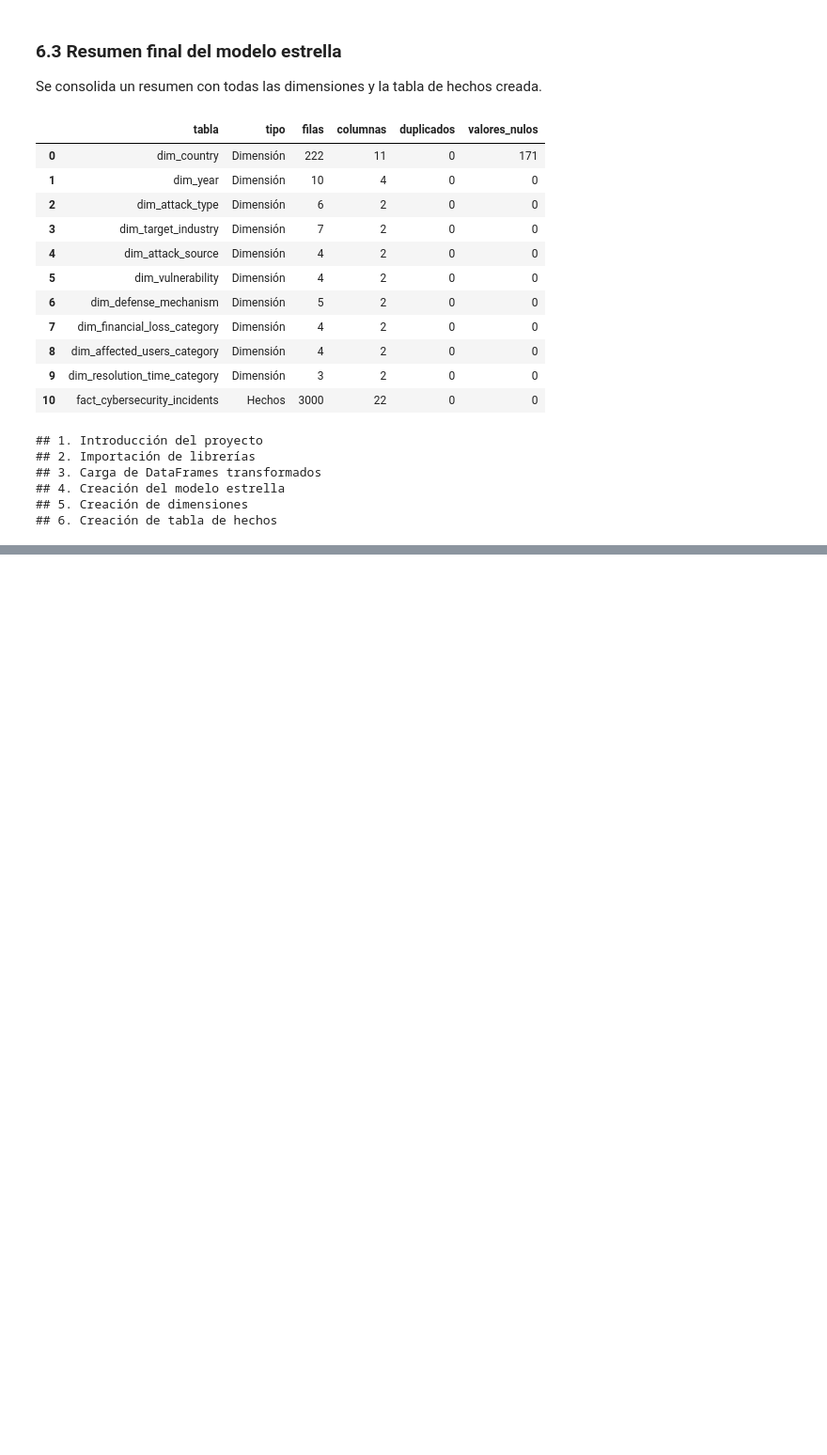
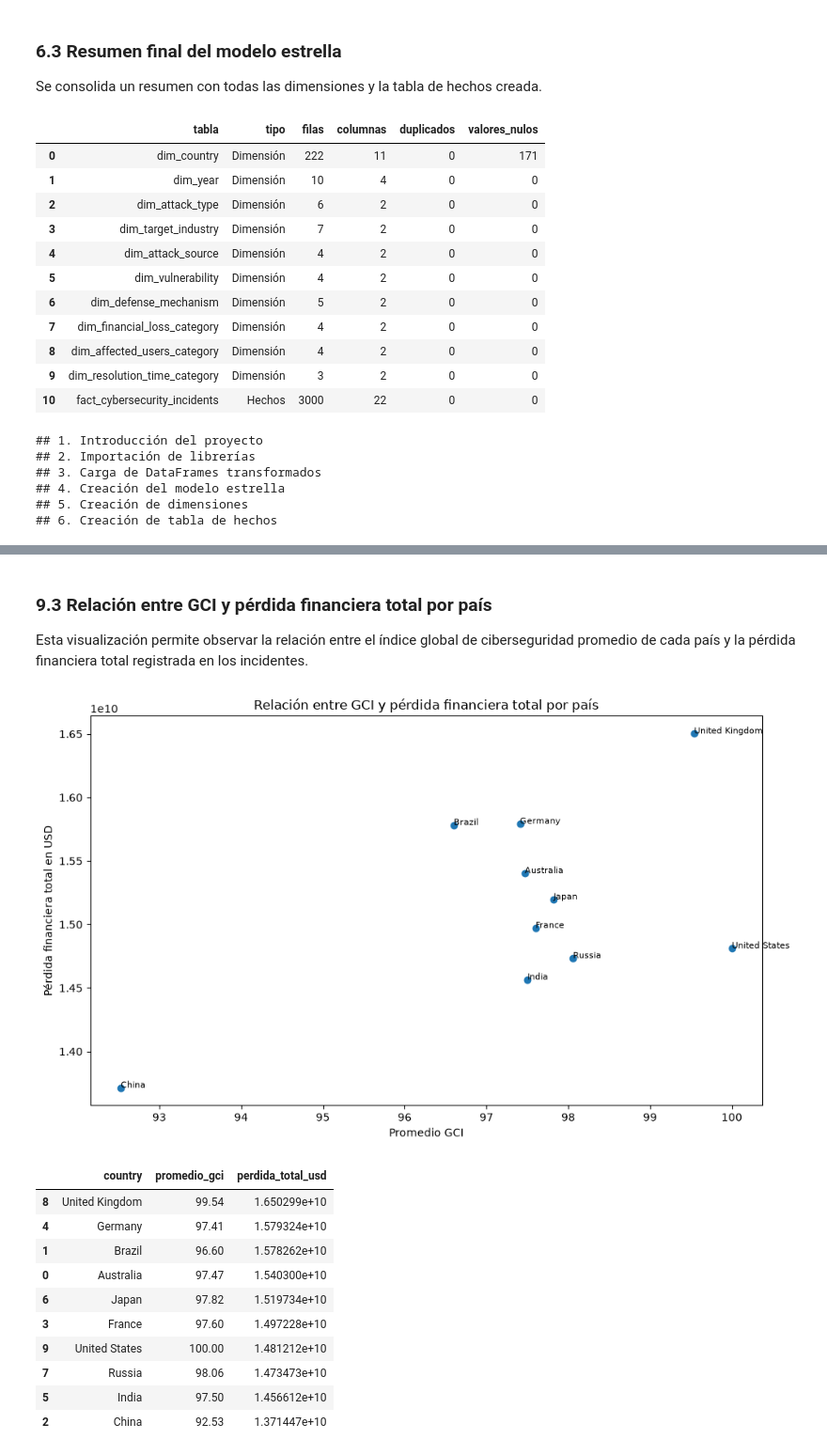
Before and after one commit to PJSA0127/Practica_G9, a Jupyter notebook: ProyectoG9.ipynb, the cells around one changed output, grey strips where cells are left out. Shown at 94% size. Cells and saved outputs as stored; diff of their text form; code cells hidden in the pictures; blank space fills up the shorter version.

```diff
--- a/ProyectoG9.ipynb
+++ b/ProyectoG9.ipynb
@@ -1097,0 +1503,45 @@ for seccion in secciones_principales:
+# %% [markdown]
+### 9.3 Relación entre GCI y pérdida financiera total por país
+
+Esta visualización permite observar la relación entre el índice global de ciberseguridad promedio de cada país y la pérdida financiera total registrada en los incidentes.
+# %%
+df_viz_gci_loss = (
+    df_threats_enriched
+    .groupby("country", as_index=False)
+    .agg(
+        promedio_gci=("gci", "mean"),
+        perdida_total_usd=("financial_loss_usd", "sum")
+    )
+    .dropna()
+)
+
+plt.figure(figsize=(10, 6))
+plt.scatter(df_viz_gci_loss["promedio_gci"], df_viz_gci_loss["perdida_total_usd"])
+
+for _, fila in df_viz_gci_loss.iterrows():
+    plt.annotate(
+        fila["country"],
+        (fila["promedio_gci"], fila["perdida_total_usd"]),
+        fontsize=8
+    )
+
+plt.title("Relación entre GCI y pérdida financiera total por país")
+plt.xlabel("Promedio GCI")
+plt.ylabel("Pérdida financiera total en USD")
+plt.tight_layout()
+plt.show()
+
+df_viz_gci_loss.sort_values(by="perdida_total_usd", ascending=False)
+# %% [output]
+[figure, added]
+|  | country | promedio_gci | perdida_total_usd |
+| 8 | United Kingdom | 99.54 | 1.650299e+10 |
+| 4 | Germany | 97.41 | 1.579324e+10 |
+| 1 | Brazil | 96.60 | 1.578262e+10 |
+| 0 | Australia | 97.47 | 1.540300e+10 |
+| 6 | Japan | 97.82 | 1.519734e+10 |
+| 3 | France | 97.60 | 1.497228e+10 |
+| 9 | United States | 100.00 | 1.481212e+10 |
+| 7 | Russia | 98.06 | 1.473473e+10 |
+| 5 | India | 97.50 | 1.456612e+10 |
+| 2 | China | 92.53 | 1.371447e+10 |
```
Also changed, not shown: parts of 24 cells of this notebook, 11 other files.
